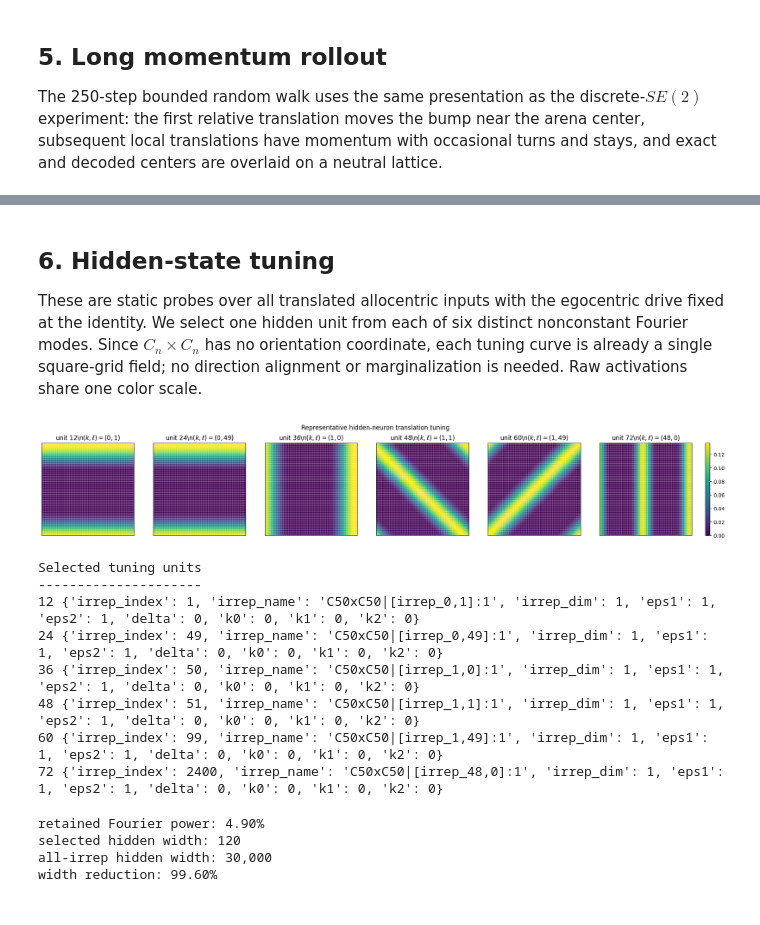
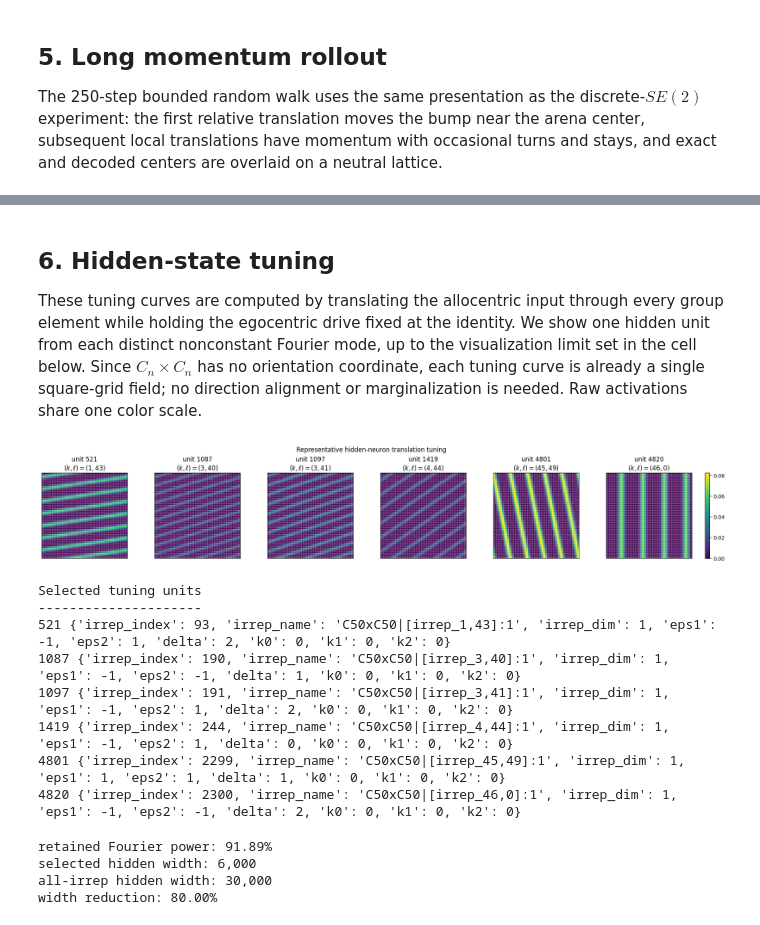
Before and after one commit to geometric-intelligence/grids-and-groups, a Jupyter notebook: notebooks/constructed_networks/rnn_constructed_cnxcn.ipynb, the cells around one changed output, grey strips where cells are left out. Cells and saved outputs as stored; diff of their text form; code cells hidden in the pictures.

```diff
--- a/notebooks/constructed_networks/rnn_constructed_cnxcn.ipynb
+++ b/notebooks/constructed_networks/rnn_constructed_cnxcn.ipynb
@@ -124,7 +133,6 @@ Because all irreps are one-dimensional, each retained Fourier mode contributes o
 # %%
-test_mode = os.environ.get("NOTEBOOK_TEST_MODE") == "1"
-n_spatial = 12 if test_mode else 50
-num_selected_irreps = 6 if test_mode else 10
+n_spatial = 50
+num_selected_irreps = 500
 
 G = ProductCyclicGroup(n_spatial, n_spatial)
 center_xy = (2, 2)
@@ -291,7 +299,7 @@ mixed            final relative signal=9.775e-01; max center=0.000
 
 The 250-step bounded random walk uses the same presentation as the discrete-$SE(2)$ experiment: the first relative translation moves the bump near the arena center, subsequent local translations have momentum with occasional turns and stays, and exact and decoded centers are overlaid on a neutral lattice.
 # %%
-num_long_steps = 80 if test_mode else 250
+num_long_steps = 250
 start_xy = (
     (G.p1 // 2 - center_xy[0]) % G.p1,
     (G.p2 // 2 - center_xy[1]) % G.p2,
@@ -317,7 +325,7 @@ plot_grid_trajectory(
     G,
     long["exact_centers"],
     long["predicted_centers"],
-    title="Tracking a Gaussian bump on $C_n\times C_n$",
+    title="Tracking a Gaussian bump on $C_n\\times C_n$",
 )
 plt.show()
 # %% [output]
@@ -332,7 +340,11 @@ mean center error:   0.0
 # %%
 time = np.arange(1, num_long_steps + 1)
 for values, ylabel, title in (
-    (long["absolute_errors"], r"$\|y_t-y_t^\star\|_2$", "Output reconstruction error"),
+    (
+        long["relative_errors"],
+        r"$\|y_t-y_t^\star\|_2 / \|y_t^\star\|_2$",
+        "Relative output reconstruction error",
+    ),
     (long["position_errors"], "center error", "Decoded bump-center error"),
 ):
     figure, ax = plt.subplots(figsize=(10, 2.8), constrained_layout=True)
@@ -356,7 +368,7 @@ for column, step in enumerate(snapshot_steps):
     plot_grid_scalar(
         signal_to_grid(G, long["rollout"]["true_outputs"][step]),
         ax=axes[0, column],
-        title=f"exact, step {step + 1}",
+        title=f"target, step {step + 1}",
         vmin=vmin,
         vmax=vmax,
         colorbar=False,
@@ -378,64 +390,80 @@ plt.show()
 # %% [markdown]
 ## 6. Hidden-state tuning
 
-These are static probes over all translated allocentric inputs with the egocentric drive fixed at the identity. We select one hidden unit from each of six distinct nonconstant Fourier modes. Since $C_n\times C_n$ has no orientation coordinate, each tuning curve is already a single square-grid field; no direction alignment or marginalization is needed. Raw activations share one color scale.
+These tuning curves are computed by translating the allocentric input through every group element while holding the egocentric drive fixed at the identity. We show one hidden unit from each distinct nonconstant Fourier mode, up to the visualization limit set in the cell below. Since $C_n\times C_n$ has no orientation coordinate, each tuning curve is already a single square-grid field; no direction alignment or marginalization is needed. Raw activations share one color scale.
 # %%
-static_hidden = probe_hidden_states(params, x_allo)
-representatives = []
-seen_irreps = set()
+num_tuning_units_to_plot = 6
+tuning_unit_rng = np.random.default_rng(3)
+
+# These tuning curves sweep translated allocentric inputs while holding the
+# egocentric drive at the identity.
+# Note: a trajectory-based analysis could instead sample movements from the
+# data distribution and average each neuron's activity at a given group element
+# across trajectories.
+tuning_hidden = hidden_tuning_over_group(params, x_allo)
+units_by_irrep = {}
 for unit, metadata in enumerate(params.metadata):
     irrep_index = metadata["irrep_index"]
-    if irrep_index == 0 or irrep_index in seen_irreps:
+    if irrep_index == 0:
         continue
-    representatives.append(unit)
-    seen_irreps.add(irrep_index)
-    if len(representatives) == 6:
-        break
+    units_by_irrep.setdefault(irrep_index, []).append(unit)
 
-tuning_fields = [signal_to_grid(G, static_hidden[:, unit]) for unit in representatives]
+irrep_indices = np.asarray(list(units_by_irrep))
+if len(irrep_indices) > num_tuning_units_to_plot:
+    irrep_indices = tuning_unit_rng.choice(
+        irrep_indices,
+        size=num_tuning_units_to_plot,
+        replace=False,
+    )
+representatives = [
+    int(tuning_unit_rng.choice(units_by_irrep[int(irrep_index)]))
+    for irrep_index in sorted(irrep_indices)
+]
+
+tuning_fields = [signal_to_grid(G, tuning_hidden[:, unit]) for unit in representatives]
 vmin = min(float(field.min()) for field in tuning_fields)
 vmax = max(float(field.max()) for field in tuning_fields)
 figure, axes = plt.subplots(
     1,
     len(representatives),
     figsize=(3.2 * len(representatives), 3.2),
     constrained_layout=True,
 )
 axes = np.atleast_1d(axes)
 for ax, unit, field in zip(axes, representatives, tuning_fields):
     irrep_index = params.metadata[unit]["irrep_index"]
     frequency = G.decode(irrep_index)
     plot_grid_scalar(
         field,
         ax=ax,
-        title=rf"unit {unit}\n$(k,\ell)={frequency}$",
+        title=(f"unit {unit}\n" rf"$(k,\ell)={frequency}$"),
         vmin=vmin,
         vmax=vmax,
         colorbar=False,
     )
 colorbar = plt.cm.ScalarMappable(
     norm=plt.Normalize(vmin=vmin, vmax=vmax),
     cmap=plt.get_cmap("viridis"),
 )
 colorbar.set_array([])
 figure.colorbar(colorbar, ax=axes, fraction=0.025, pad=0.02)
 figure.suptitle("Representative hidden-neuron translation tuning")
 plt.show()
 
 print("Selected tuning units")
 print("---------------------")
 for unit in representatives:
     print(unit, params.metadata[unit])
 # %% [output]
-[figure, old version]
+[figure, new version]
 Selected tuning units
 ---------------------
-12 {'irrep_index': 1, 'irrep_name': 'C50xC50|[irrep_0,1]:1', 'irrep_dim': 1, 'eps1': 1, 'eps2': 1, 'delta': 0, 'k0': 0, 'k1': 0, 'k2': 0}
-24 {'irrep_index': 49, 'irrep_name': 'C50xC50|[irrep_0,49]:1', 'irrep_dim': 1, 'eps1': 1, 'eps2': 1, 'delta': 0, 'k0': 0, 'k1': 0, 'k2': 0}
-36 {'irrep_index': 50, 'irrep_name': 'C50xC50|[irrep_1,0]:1', 'irrep_dim': 1, 'eps1': 1, 'eps2': 1, 'delta': 0, 'k0': 0, 'k1': 0, 'k2': 0}
-48 {'irrep_index': 51, 'irrep_name': 'C50xC50|[irrep_1,1]:1', 'irrep_dim': 1, 'eps1': 1, 'eps2': 1, 'delta': 0, 'k0': 0, 'k1': 0, 'k2': 0}
-60 {'irrep_index': 99, 'irrep_name': 'C50xC50|[irrep_1,49]:1', 'irrep_dim': 1, 'eps1': 1, 'eps2': 1, 'delta': 0, 'k0': 0, 'k1': 0, 'k2': 0}
-72 {'irrep_index': 2400, 'irrep_name': 'C50xC50|[irrep_48,0]:1', 'irrep_dim': 1, 'eps1': 1, 'eps2': 1, 'delta': 0, 'k0': 0, 'k1': 0, 'k2': 0}
+521 {'irrep_index': 93, 'irrep_name': 'C50xC50|[irrep_1,43]:1', 'irrep_dim': 1, 'eps1': -1, 'eps2': 1, 'delta': 2, 'k0': 0, 'k1': 0, 'k2': 0}
+1087 {'irrep_index': 190, 'irrep_name': 'C50xC50|[irrep_3,40]:1', 'irrep_dim': 1, 'eps1': -1, 'eps2': -1, 'delta': 1, 'k0': 0, 'k1': 0, 'k2': 0}
+1097 {'irrep_index': 191, 'irrep_name': 'C50xC50|[irrep_3,41]:1', 'irrep_dim': 1, 'eps1': -1, 'eps2': 1, 'delta': 2, 'k0': 0, 'k1': 0, 'k2': 0}
+1419 {'irrep_index': 244, 'irrep_name': 'C50xC50|[irrep_4,44]:1', 'irrep_dim': 1, 'eps1': -1, 'eps2': 1, 'delta': 0, 'k0': 0, 'k1': 0, 'k2': 0}
+4801 {'irrep_index': 2299, 'irrep_name': 'C50xC50|[irrep_45,49]:1', 'irrep_dim': 1, 'eps1': 1, 'eps2': 1, 'delta': 1, 'k0': 0, 'k1': 0, 'k2': 0}
+4820 {'irrep_index': 2300, 'irrep_name': 'C50xC50|[irrep_46,0]:1', 'irrep_dim': 1, 'eps1': -1, 'eps2': -1, 'delta': 2, 'k0': 0, 'k1': 0, 'k2': 0}
 # %%
 retained_fraction = power[params.selected_irrep_indices].sum() / power.sum()
 all_width = sum(hidden_width(irrep) for irrep in all_irreps)
@@ -444,7 +472,7 @@ print(f"selected hidden width: {params.hidden_dim:,}")
 print(f"all-irrep hidden width: {all_width:,}")
 print(f"width reduction: {1 - params.hidden_dim / all_width:.2%}")
 # %% [output]
-retained Fourier power: 4.90%
-selected hidden width: 120
+retained Fourier power: 91.89%
+selected hidden width: 6,000
 all-irrep hidden width: 30,000
-width reduction: 99.60%
+width reduction: 80.00%
```
Also changed, not shown: parts of 13 cells of this notebook, 8 other files.
